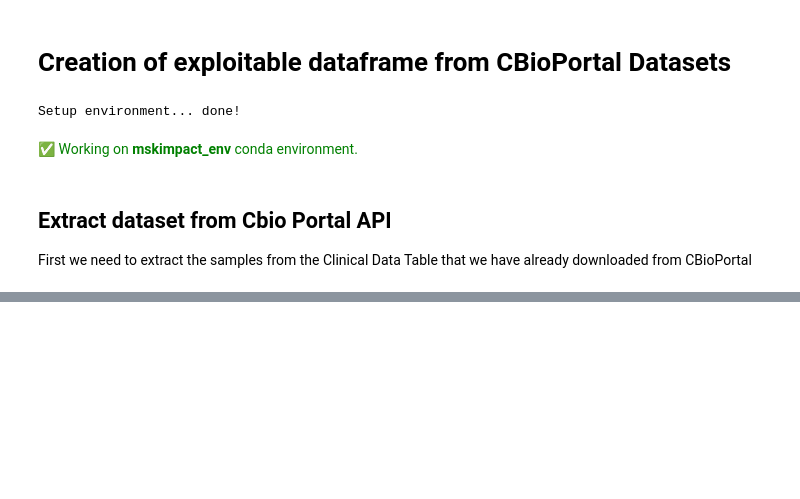
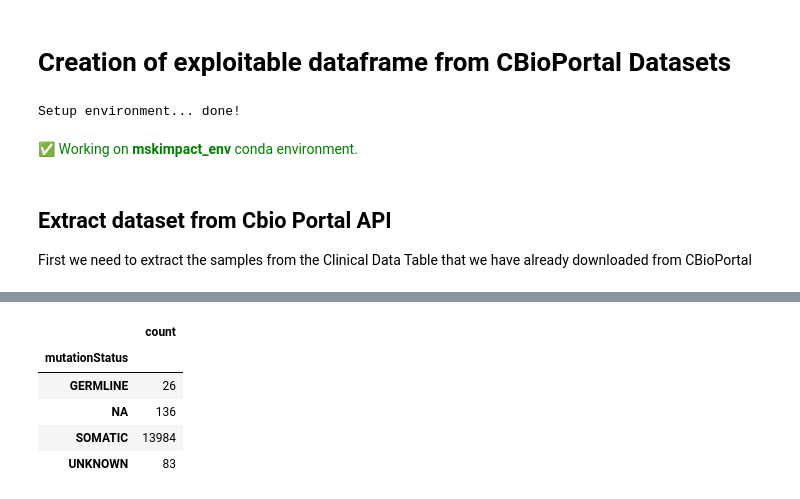
Before and after one commit to emilecohen/mskimpact_tp53_exploration, a Jupyter notebook: analysis/API_calls/cbioportal_mutations.ipynb, the cells around one changed output, grey strips where cells are left out. Drawn from its saved outputs; the diff is of its cells as text; code cells hidden in the pictures; blank space fills up the shorter version.

```diff
--- a/analysis/API_calls/cbioportal_mutations.ipynb
+++ b/analysis/API_calls/cbioportal_mutations.ipynb
@@ -85,0 +112,14 @@ mut_table.to_pickle(data_path + 'cbioportal/raw/mutations_cohort.pkl')
+# %%
+samples = list(master['Tumor_Id'])
+
+mut_table_filtered = mut_table[mut_table['sampleId'].isin(samples)]
+
+mut_table_filtered_tp53 = mut_table_filtered[mut_table_filtered['hugoGeneSymbol']== 'TP53']
+get_groupby(mut_table_filtered_tp53, 'mutationStatus', 'count')
+# %% [output]
+|  | count |
+| mutationStatus |  |
+| GERMLINE | 26 |
+| NA | 136 |
+| SOMATIC | 13984 |
+| UNKNOWN | 83 |
```
Also changed, not shown: parts of 9 cells of this notebook, 6 other files.
